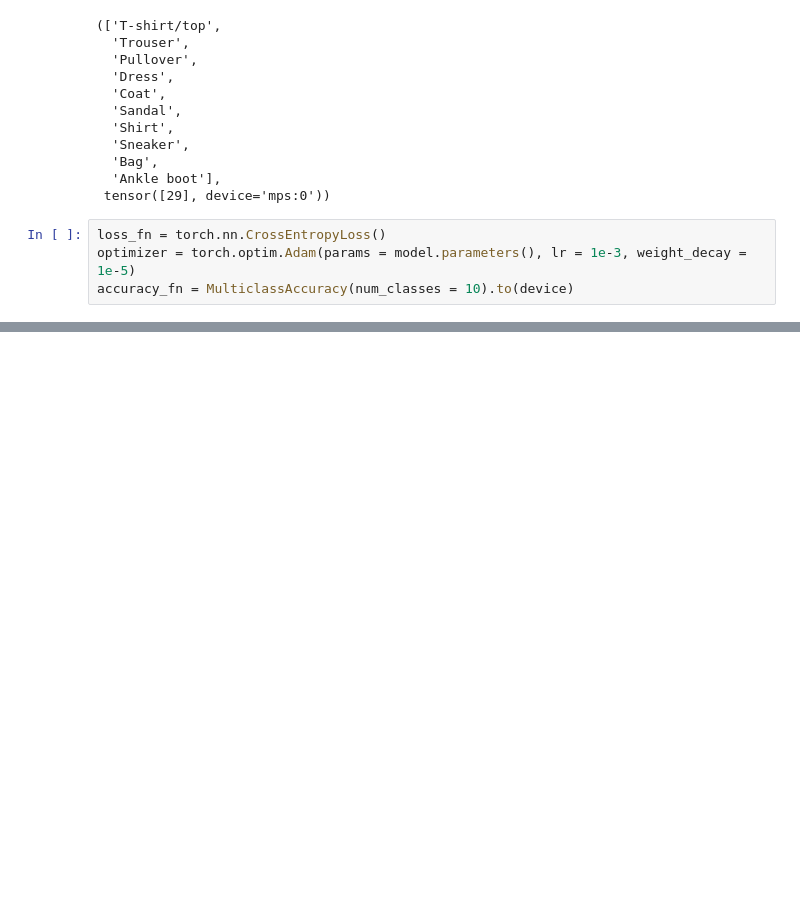
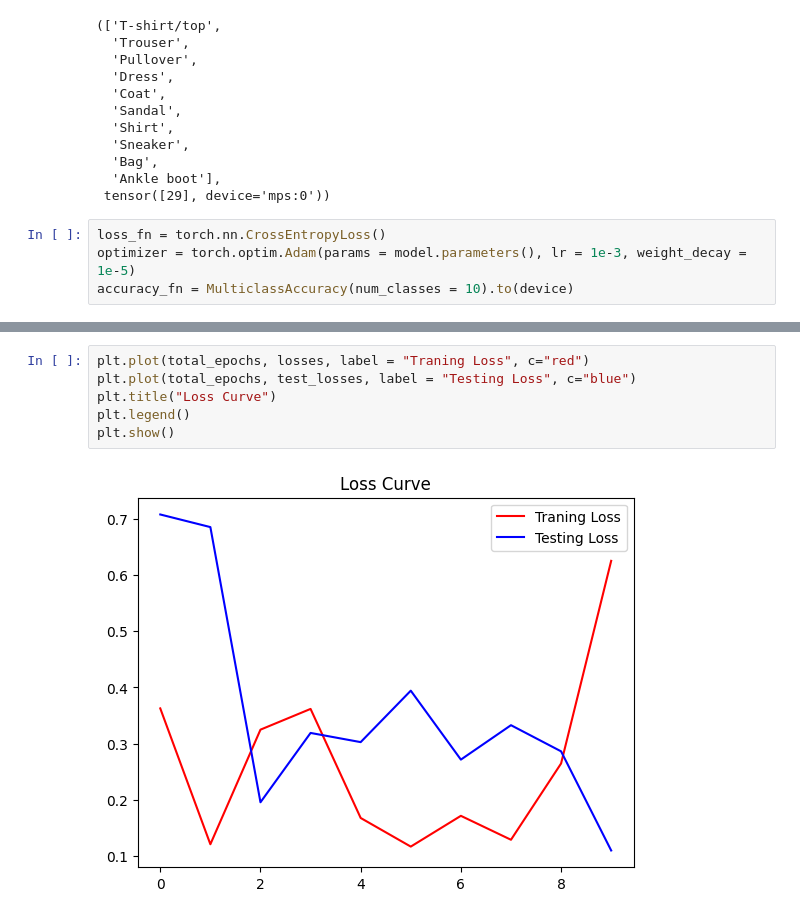
Before and after one commit to axiomchronicles/neural_network_learning, a Jupyter notebook: PyTorch_Learning/pathway_13.ipynb, the cells around one changed output, grey strips where cells are left out. Saved outputs shown, nothing was run; the diff lists cells and outputs as text; blank space fills up the shorter version.

```diff
--- a/PyTorch_Learning/pathway_13.ipynb
+++ b/PyTorch_Learning/pathway_13.ipynb
@@ -245,0 +320,8 @@ test_classnames[label[20]], test_classnames[y_pred]
+# %%
+plt.plot(total_epochs, losses, label = "Traning Loss", c="red")
+plt.plot(total_epochs, test_losses, label = "Testing Loss", c="blue")
+plt.title("Loss Curve")
+plt.legend()
+plt.show()
+# %% [output]
+[figure, added]
```
Also changed, not shown: parts of 8 cells of this notebook.
